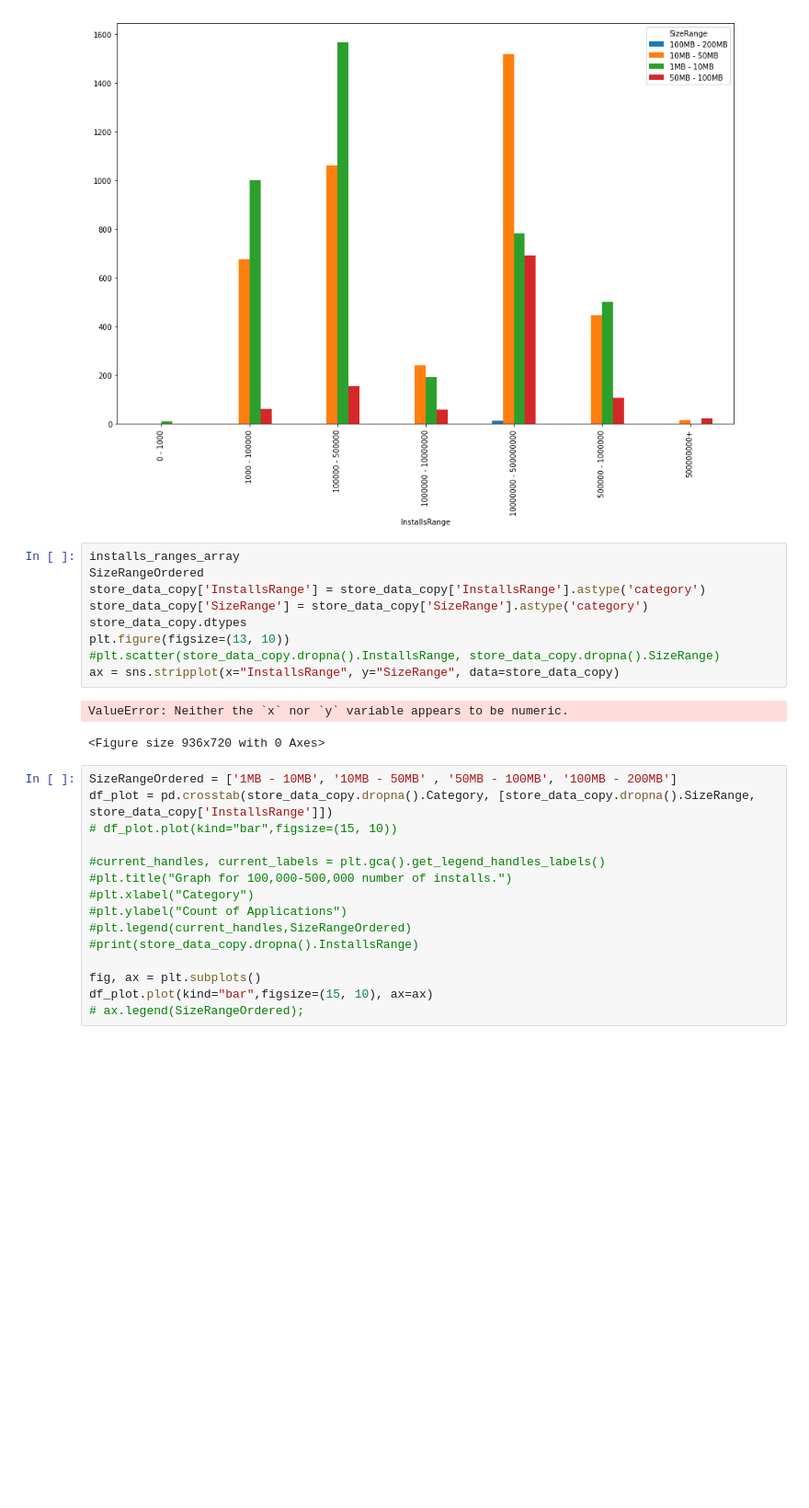
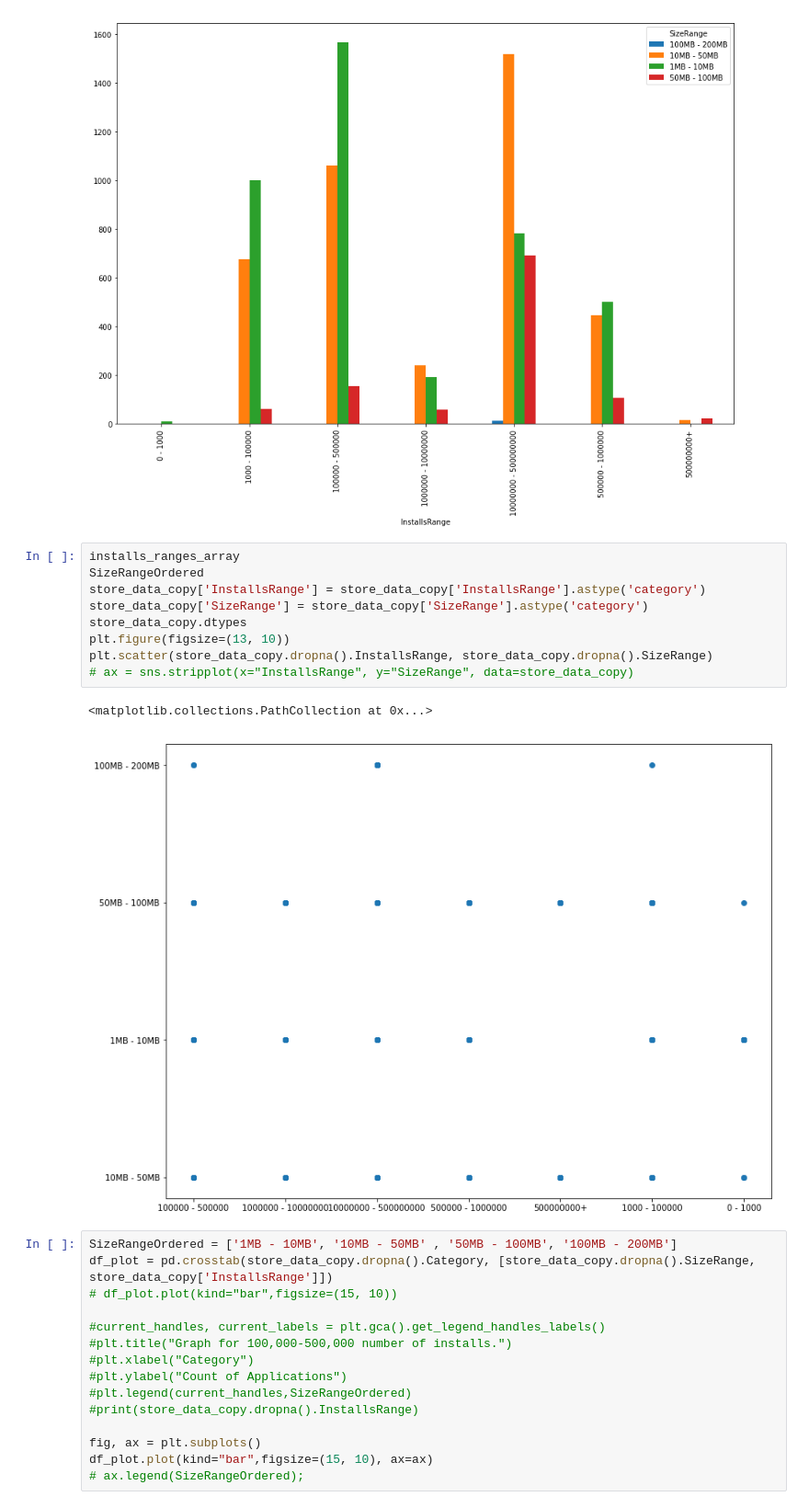
Before and after one commit to RandHood/DataSighence, a Jupyter notebook: notebook.ipynb, the cells around one changed output. Shown at 92% size. Drawn from its saved outputs; the diff is of its cells as text; blank space fills up the shorter version.

```diff
--- a/Cleaning-2.ipynb
+++ b/notebook.ipynb
@@ -495,15 +495,15 @@ pd.crosstab(store_data_copy.dropna().InstallsRange, store_data_copy.dropna().Siz
 # %%
 installs_ranges_array
 SizeRangeOrdered
 store_data_copy['InstallsRange'] = store_data_copy['InstallsRange'].astype('category')
 store_data_copy['SizeRange'] = store_data_copy['SizeRange'].astype('category')
 store_data_copy.dtypes
 plt.figure(figsize=(13, 10))
-#plt.scatter(store_data_copy.dropna().InstallsRange, store_data_copy.dropna().SizeRange)
-ax = sns.stripplot(x="InstallsRange", y="SizeRange", data=store_data_copy)
+plt.scatter(store_data_copy.dropna().InstallsRange, store_data_copy.dropna().SizeRange)
+# ax = sns.stripplot(x="InstallsRange", y="SizeRange", data=store_data_copy)
 # %% [output]
-ValueError: Neither the `x` nor `y` variable appears to be numeric.
+<matplotlib.collections.PathCollection at 0x...>
-<Figure size 936x720 with 0 Axes>
+[figure, added]
 # %%
 SizeRangeOrdered = ['1MB - 10MB', '10MB - 50MB' , '50MB - 100MB', '100MB - 200MB']
 df_plot = pd.crosstab(store_data_copy.dropna().Category, [store_data_copy.dropna().SizeRange, store_data_copy['InstallsRange']])
```
Also changed, not shown: parts of 11 cells of this notebook.
